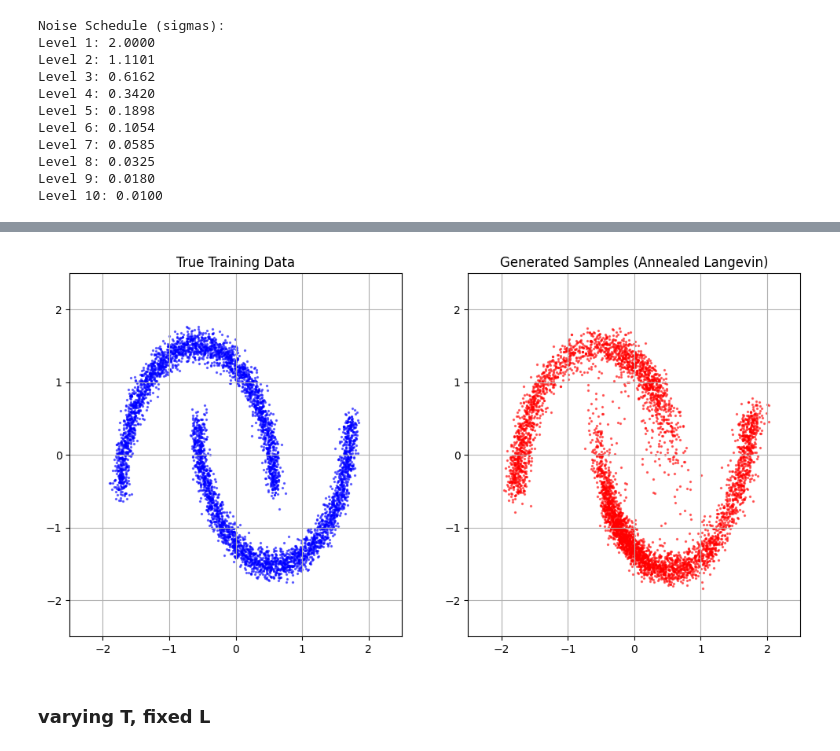
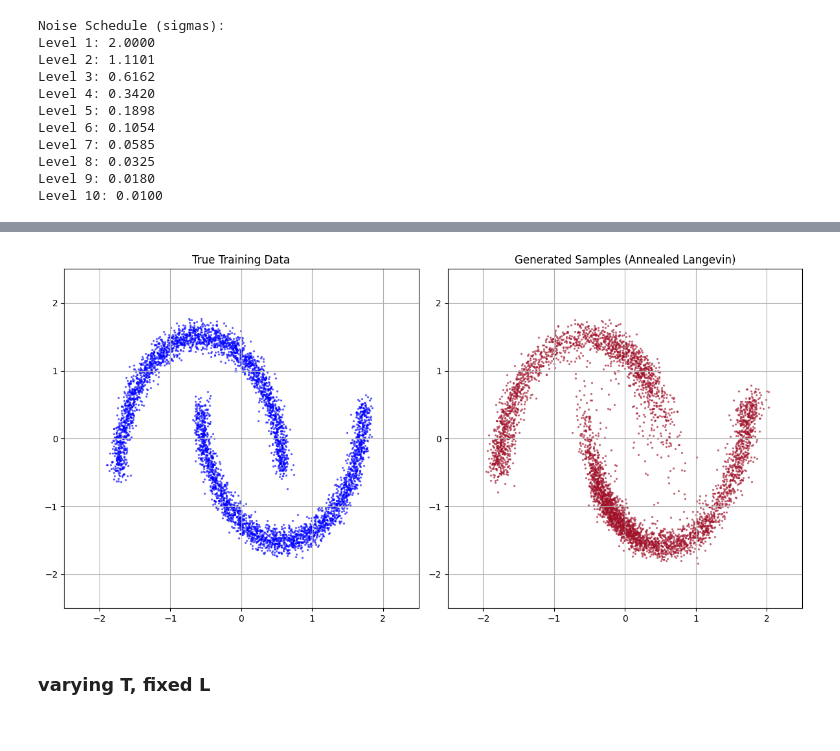
Before and after one commit to sj-rai/annealed-langevin-dsm, a Jupyter notebook: experiment.ipynb, the cells around one changed output, grey strips where cells are left out. Drawn from its saved outputs; the diff is of its cells as text; code cells hidden in the pictures.

```diff
--- a/experiment.ipynb
+++ b/experiment.ipynb
@@ -171,28 +171,43 @@ def sample_annealed_langevin(network, sigmas, n_samples=1000, T=20, eps=0.00002)
 # %%
 generated_samples = sample_annealed_langevin(network, sigmas, n_samples=5000, T=100)
 # %%
-def plot_samples(dataset, generated_samples):
-    fig, axes = plt.subplots(1, 2, figsize=(12, 6))
+def plot_samples(dataset, generated_samples, title, plot_true=True):
+    # 1. Dynamically set the number of columns based on plot_true
+    n_cols = 2 if plot_true else 1
 
-    # Plot True Data
-    axes[0].scatter(dataset[:, 0], dataset[:, 1], s=2, alpha=0.5, color='blue')
-    axes[0].set_title("True Training Data")
-    axes[0].set_xlim(-2.5, 2.5)
-    axes[0].set_ylim(-2.5, 2.5)
-    axes[0].grid(True)
+    # Adjust the overall figure width depending on the number of plots
+    fig_width = 12 if plot_true else 6
+    fig, axes = plt.subplots(1, n_cols, figsize=(fig_width, 6))
 
-    # Plot Generated Data
-    axes[1].scatter(generated_samples[:, 0], generated_samples[:, 1], s=2, alpha=0.5, color='red')
-    axes[1].set_title("Generated Samples (Annealed Langevin)")
-    axes[1].set_xlim(-2.5, 2.5)
-    axes[1].set_ylim(-2.5, 2.5)
-    axes[1].grid(True)
+    # 2. If n_cols == 1, Matplotlib returns a single Axis object instead of a list/array.
+    # To keep our indexing code uniform, we wrap it in a list if it isn't one.
+    if n_cols == 1:
+        axes = [axes]
 
+    axis_idx = 0
+
+    # 3. Plot True Data (only if requested)
+    if plot_true:
+        axes[axis_idx].scatter(dataset[:, 0], dataset[:, 1], s=2, alpha=0.5, color='blue')
+        axes[axis_idx].set_title("True Training Data")
+        axes[axis_idx].set_xlim(-2.5, 2.5)
+        axes[axis_idx].set_ylim(-2.5, 2.5)
+        axes[axis_idx].grid(True)
+        axis_idx += 1  # Move to the next plot slot
+
+    # 4. Plot Generated Data
+    axes[axis_idx].scatter(generated_samples[:, 0], generated_samples[:, 1], s=2, alpha=0.5, color='#a1112a')
+    axes[axis_idx].set_title(title)
+    axes[axis_idx].set_xlim(-2.5, 2.5)
+    axes[axis_idx].set_ylim(-2.5, 2.5)
+    axes[axis_idx].grid(True)
+
+    plt.tight_layout() # Ensures labels don't overlap boundaries nicely
     plt.show()
 # %%
-plot_samples(dataset, generated_samples)
+plot_samples(dataset, generated_samples, "Generated Samples (Annealed Langevin)", True)
 # %% [output]
-[figure, old version]
+[figure, new version]
 # %% [markdown]
 ### varying T, fixed L
 # %%
```
Also changed, not shown: parts of 9 cells of this notebook.
